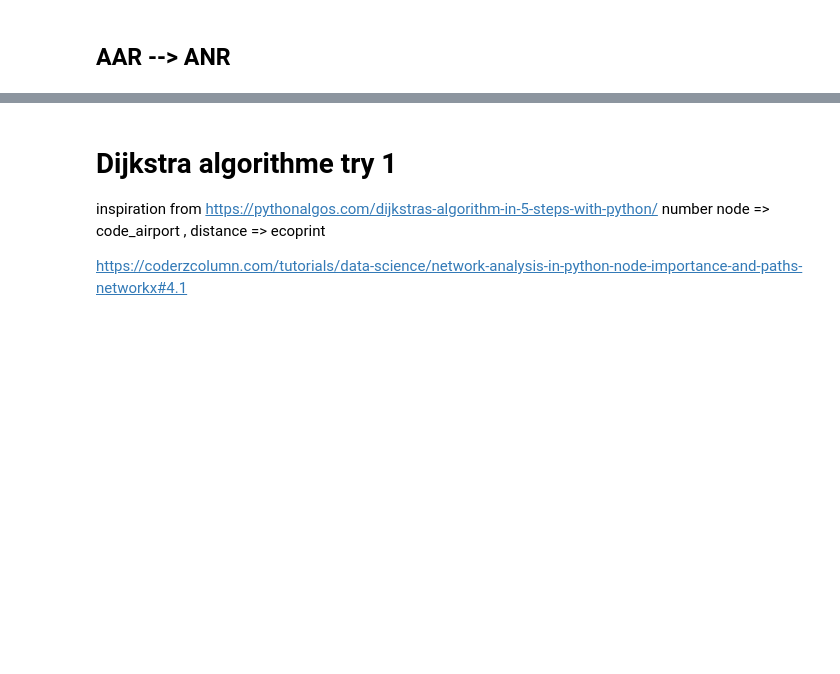
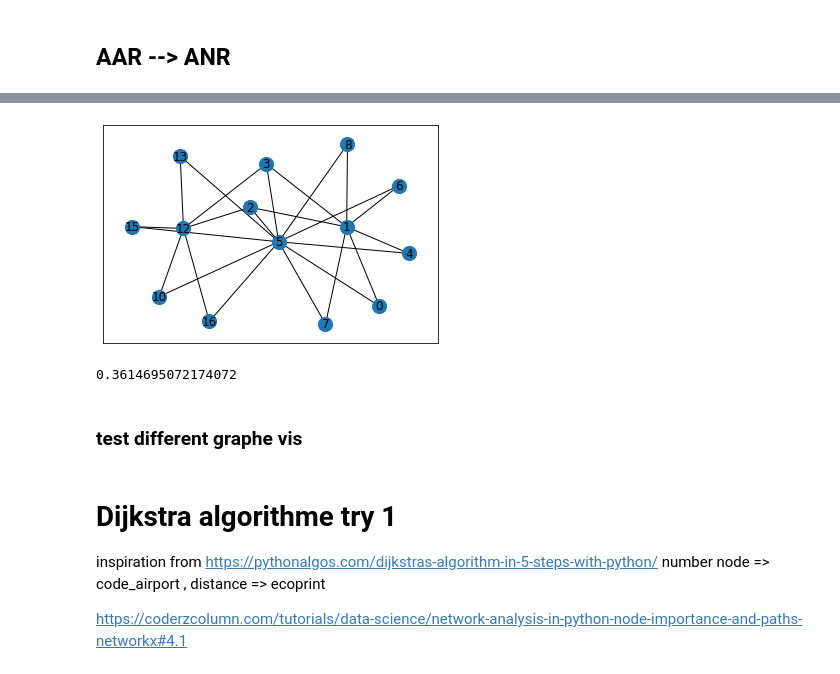
Before and after one commit to annevogel13/lifradaravion, a Jupyter notebook: NotebooksAnne/correspondance(1).ipynb, the cells around one changed output, grey strips where cells are left out. Cells and saved outputs as stored; diff of their text form; code cells hidden in the pictures; blank space fills up the shorter version.

```diff
--- a/NotebooksAnne/correspondance(1).ipynb
+++ b/NotebooksAnne/correspondance(1).ipynb
@@ -222,0 +219,19 @@ nb nodes :  14
+# %%
+#test creation_edges
+start = time.time()
+graph_test4_2 = nx.Graph();
+ref_test4_2 = []
+
+# creer une correspondance
+creation_edges_am(graph_test4_2, ref_test4_2, 'AAR', 'DUS')
+creation_edges_am(graph_test4_2, ref_test4_2, 'DUS', 'ANR')
+
+dessiner_graphe(graph_test4_2)
+
+end = time.time()
+print( end - start)
+# %% [output]
+[figure, added]
+0.3614695072174072
+# %% [markdown]
+### test different graphe vis
```
Also changed, not shown: parts of 14 cells of this notebook.
